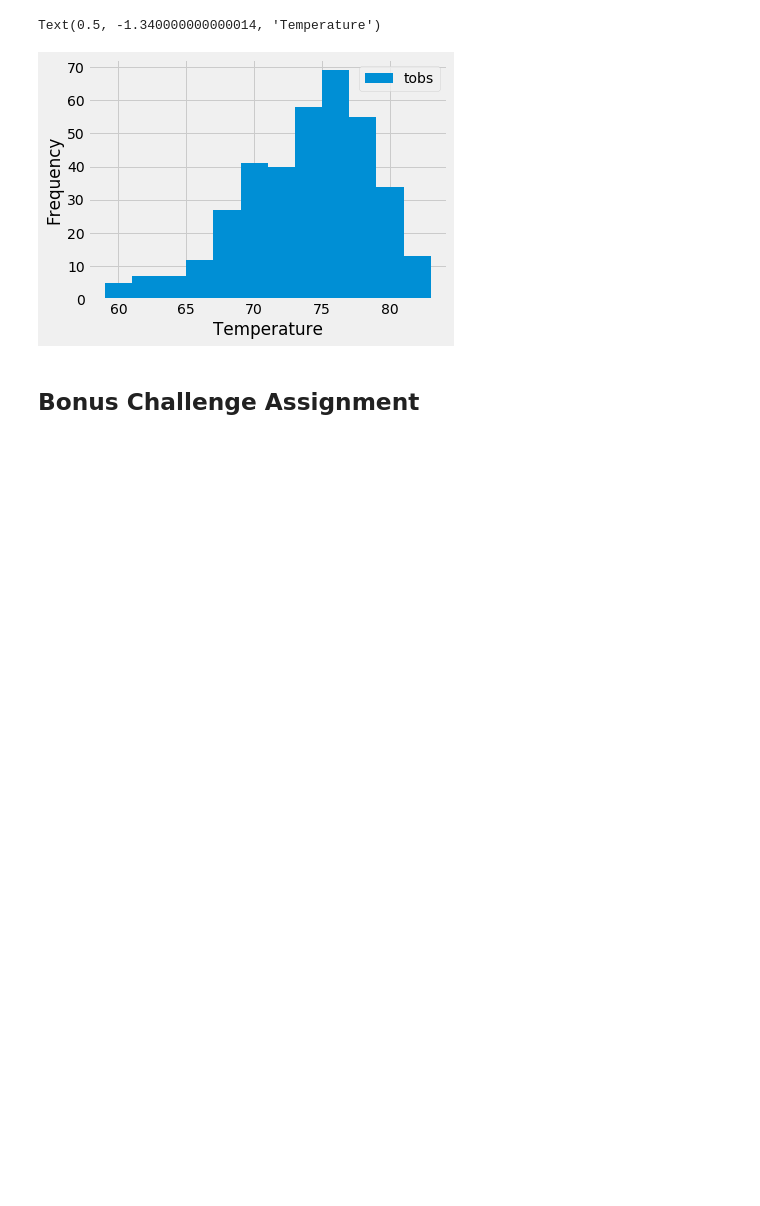
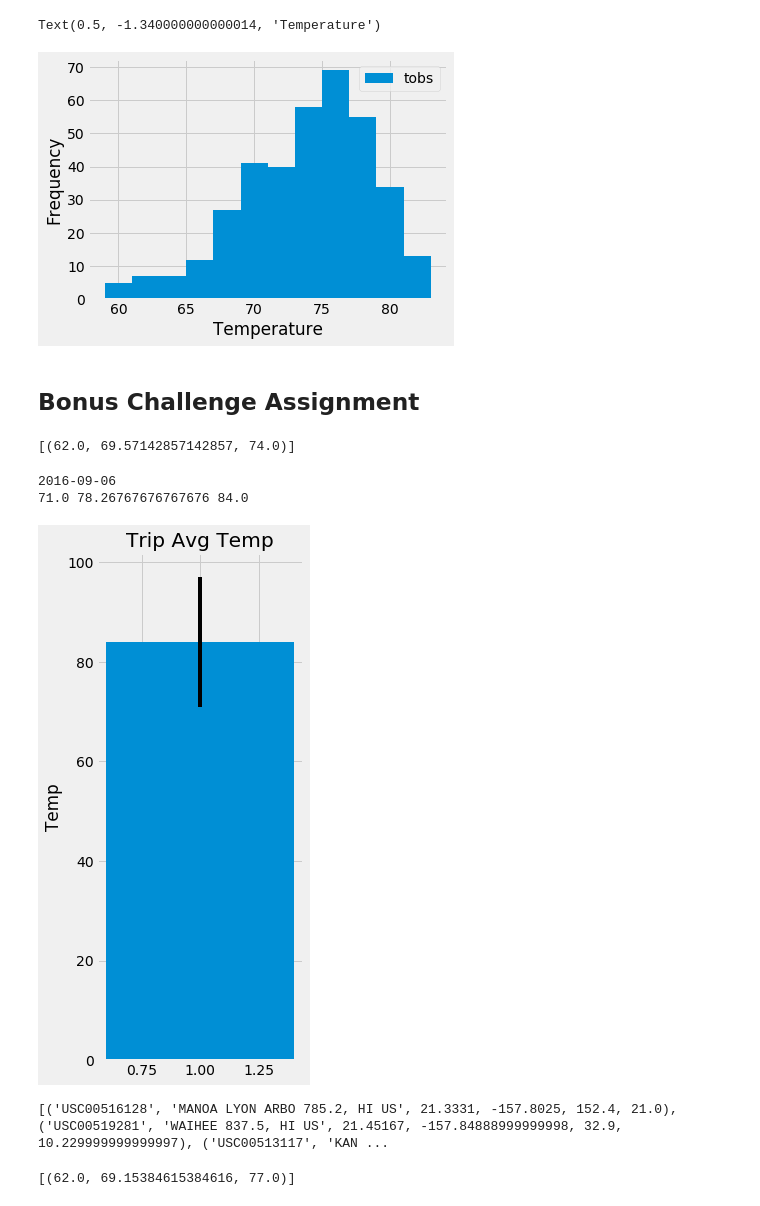
Before and after one commit to yohokr7/sqlalchemy-challenge, a Jupyter notebook: climate_starter.ipynb, the cells around one changed output. Drawn from its saved outputs; the diff is of its cells as text; code cells hidden in the pictures; blank space fills up the shorter version.

```diff
--- a/climate_starter.ipynb
+++ b/climate_starter.ipynb
@@ -128,22 +128,50 @@ def calc_temps(start_date, end_date):
         TMIN, TAVE, and TMAX
     """
 
-    return session.query(func.min(Measurement.tobs), func.avg(Measurement.tobs), func.max(Measurement.tobs)).\
-        filter(Measurement.date >= start_date).filter(Measurement.date <= end_date).all()
+    return session.query(func.min(measurement.tobs), func.avg(measurement.tobs), func.max(measurement.tobs)).\
+        filter(measurement.date >= start_date).filter(measurement.date <= end_date).all()
 
 # function usage example
 print(calc_temps('2012-02-28', '2012-03-05'))
+# %% [output]
+[(62.0, 69.57142857142857, 74.0)]
 # %%
 # Use your previous function `calc_temps` to calculate the tmin, tavg, and tmax
 # for your trip using the previous year's data for those same dates.
+
+prev_year_date2 = prev_year_date + dt.timedelta(days=30)
+
+tmin, tavg, tmax = calc_temps(prev_year_date.strftime("%Y-%m-%d"), prev_year_date2.strftime("%Y-%m-%d"))[0]
+print(tmin, tavg, tmax)
+# %% [output]
+2016-09-06
+71.0 78.26767676767676 84.0
 # %%
 # Plot the results from your previous query as a bar chart.
 # Use "Trip Avg Temp" as your Title
 # Use the average temperature for the y value
 # Use the peak-to-peak (tmax-tmin) value as the y error bar (yerr)
+
+fig, ax = plt.subplots(figsize=plt.figaspect(2.))
+yerr = tmax-tmin
+
+bar = ax.bar(1, tmax, yerr=yerr, align="center")
+ax.set(title="Trip Avg Temp", ylabel="Temp")
+fig.tight_layout()
+fig.show()
+# %% [output]
+[figure, added]
 # %%
 # Calculate the total amount of rainfall per weather station for your trip dates using the previous year's matching dates.
 # Sort this in descending order by precipitation amount and list the station, name, latitude, longitude, and elevation
+
+selected_list = [station.station, station.name, station.latitude, station.longitude, station.elevation, func.sum(measurement.prcp)]
+
+rain = session.query(*selected_list).filter(measurement.station == station.station).filter(measurement.date >= prev_year_date).\
+    filter(measurement.date <= prev_year_date2).group_by(station.name).order_by(func.sum(measurement.prcp).desc()).all()
+print(rain)
+# %% [output]
+[('USC00516128', 'MANOA LYON ARBO 785.2, HI US', 21.3331, -157.8025, 152.4, 21.0), ('USC00519281', 'WAIHEE 837.5, HI US', 21.45167, -157.84888999999998, 32.9, 10.229999999999997), ('USC00513117', 'KAN ...
 # %%
 # Create a query that will calculate the daily normals
 # (i.e. the averages for tmin, tmax, and tavg for all historic data matching a specific month and day)
@@ -159,10 +187,12 @@ def daily_normals(date):
 
     """
 
-    sel = [func.min(Measurement.tobs), func.avg(Measurement.tobs), func.max(Measurement.tobs)]
-    return session.query(*sel).filter(func.strftime("%m-%d", Measurement.date) == date).all()
+    sel = [func.min(measurement.tobs), func.avg(measurement.tobs), func.max(measurement.tobs)]
+    return session.query(*sel).filter(func.strftime("%m-%d", measurement.date) == date).all()
 
 daily_normals("01-01")
+# %% [output]
+[(62.0, 69.15384615384616, 77.0)]
 # %%
 # calculate the daily normals for your trip
 # push each tuple of calculations into a list called `normals`
```
Also changed, not shown: parts of 3 cells of this notebook.
